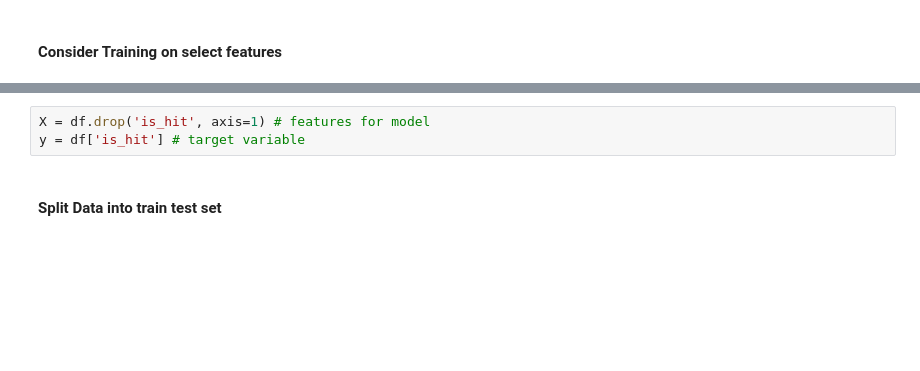
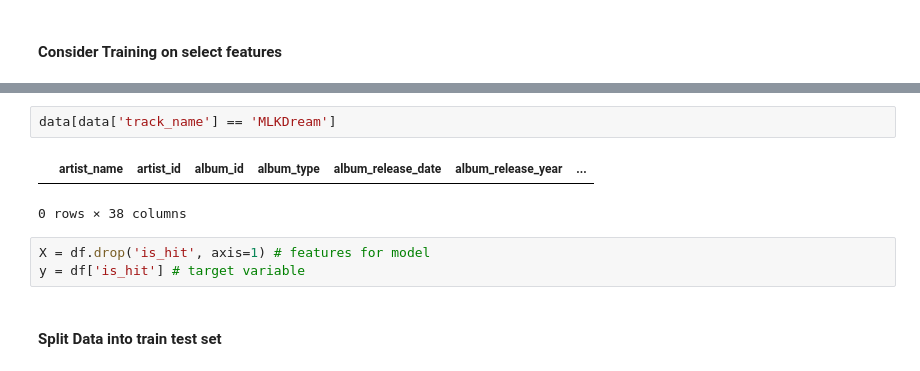
Before and after one commit to cyrusParvereshi/HipHop-R-B_Hit_Song_Prediction, a Jupyter notebook: RandomForrests.ipynb, the cells around one changed output, grey strips where cells are left out. Saved outputs shown, nothing was run; the diff lists cells and outputs as text; blank space fills up the shorter version.

```diff
--- a/RandomForrests.ipynb
+++ b/RandomForrests.ipynb
@@ -58,3 +72,8 @@ df.head()
+# %%
+data[data['track_name'] == 'MLKDream']
+# %% [output]
+|  | artist_name | artist_id | album_id | album_type | album_release_date | album_release_year | ... |
+0 rows × 38 columns
 # %%
 X = df.drop('is_hit', axis=1) # features for model
 y = df['is_hit'] # target variable
```
Also changed, not shown: parts of 20 cells of this notebook.
